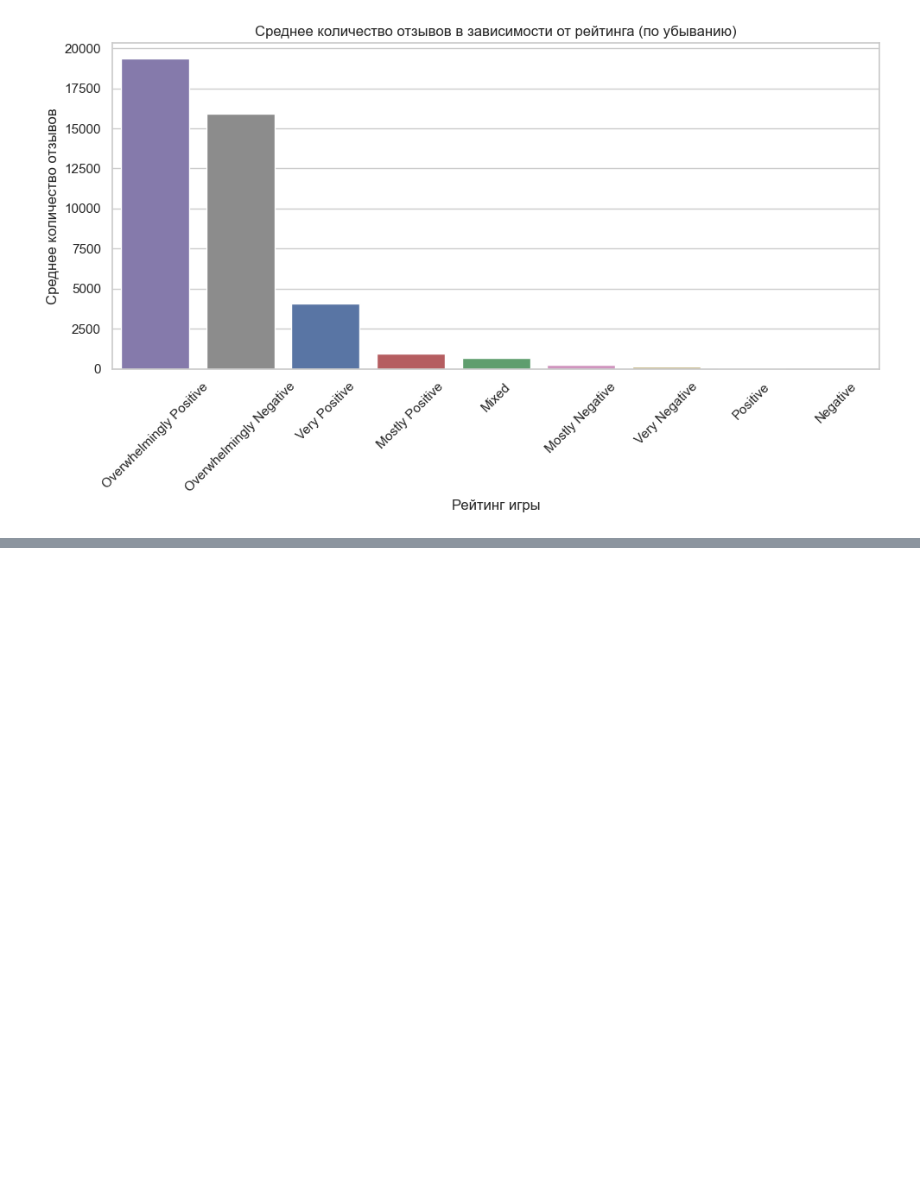
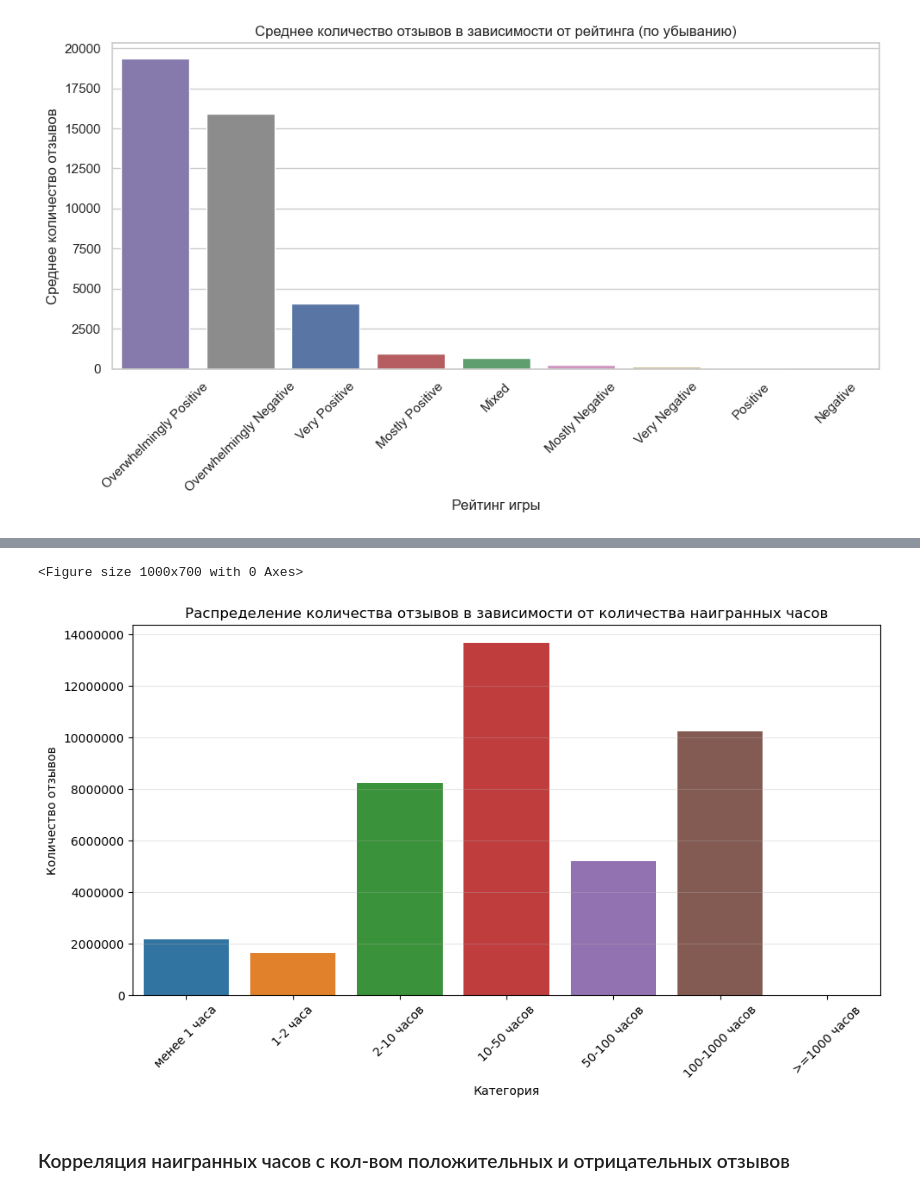
Before and after one commit to garaganlol/aie_Mirea, a Jupyter notebook: project/notebooks/eda_v1.ipynb, the cells around one changed output, grey strips where cells are left out. Cells and saved outputs as stored; diff of their text form; code cells hidden in the pictures; blank space fills up the shorter version.

```diff
--- a/project/notebooks/eda_v1.ipynb
+++ b/project/notebooks/eda_v1.ipynb
@@ -230,0 +504,18 @@ plt.show()
+# %%
+# разбиение по часам
+
+less_one_hour = len(rec_data[rec_data['hours'] < 1])
+one_two_hours = len(rec_data[(rec_data['hours'] >= 1) & (rec_data['hours'] <2)])
+two_ten_hours = len(rec_data[(rec_data['hours'] >= 2) & (rec_data['hours'] <10)])
+ten_fifty_hours = len(rec_data[(rec_data['hours'] >= 10) & (rec_data['hours'] < 50)])
+fifty_100_hours = len(rec_data[(rec_data['hours'] >= 50) & (rec_data['hours'] < 100)])
+onehundred_1000_hours = len(rec_data[(rec_data['hours'] >= 100) & (rec_data['hours'] < 1000)])
+one_thousand_hours = len(rec_data[rec_data['hours'] >= 1000])
+
+print(f'Кол-во отзывов с менее 1 наигранным часом: {(less_one_hour)}')
+print(f'Кол-во отзывов с 1 до 2 наиграннами часами: {(one_two_hours)}')
+print(f'Кол-во отзывов с 2 до 10 наиграннами часами: {(two_ten_hours)}')
+print(f'Кол-во отзывов с 10 до 50 наиграннами часами: {(ten_fifty_hours)}')
+print(f'Кол-во отзывов с 50 до 100 наиграннами часами: {(fifty_100_hours)}')
+print(f'Кол-во отзывов с 100 - 1000 наигранными часами: {(onehundred_1000_hours)}')
+print(f'Кол-во отзывов с более 1000 наигранным часом: {(one_thousand_hours)}')
@@ -230,0 +530,14 @@ plt.show()
+# %%
+df = pd.DataFrame({
+    'Категория': ['менее 1 часа', '1-2 часа', '2-10 часов', '10-50 часов', '50-100 часов', '100-1000 часов', '>=1000 часов'],
+    'Количество отзывов': [
+        (less_one_hour),
+        (one_two_hours),
+        (two_ten_hours),
+        (ten_fifty_hours),
+        (fifty_100_hours),
+        (onehundred_1000_hours),
+        (one_thousand_hours)
+    ]
+})
+df
@@ -230,0 +553,15 @@ plt.show()
+# %%
+fig = plt.figure(figsize = (10, 7))
+plt.figure(figsize=(10, 6))
+sns.barplot(data=df, x='Категория', y='Количество отзывов', hue='Категория')
+plt.ticklabel_format(axis='y', style='plain')
+plt.grid(axis='y', alpha=0.3)
+plt.title('Распределение количества отзывов в зависимости от количества наигранных часов')
+plt.xticks(rotation=45)
+plt.tight_layout()
+plt.show()
+# %% [output]
+<Figure size 1000x700 with 0 Axes>
+[figure, added]
+# %% [markdown]
+###  Корреляция наигранных часов с кол-вом положительных и отрицательных отзывов
```
Also changed, not shown: parts of 55 cells of this notebook.
